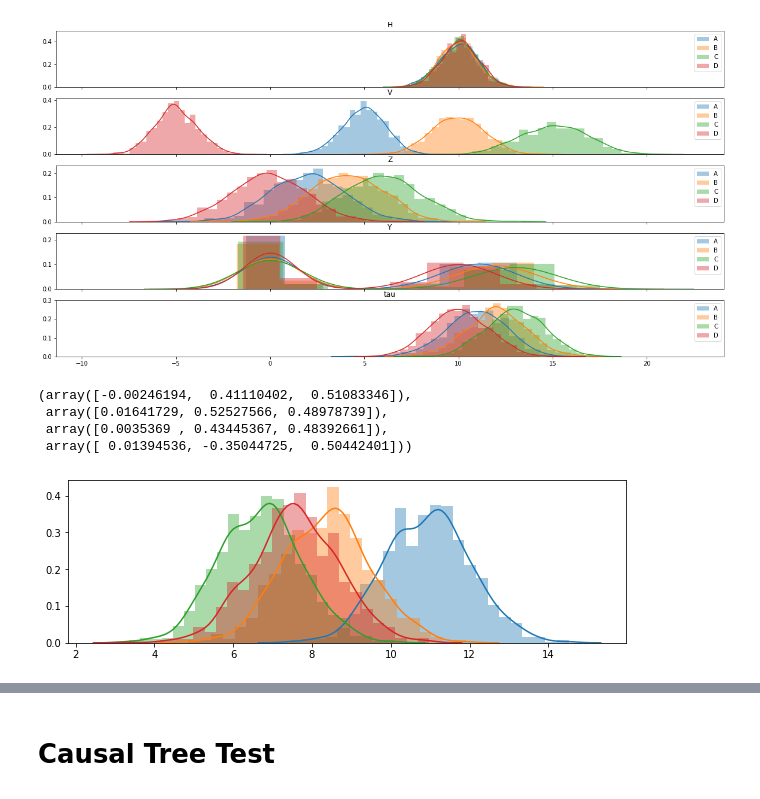
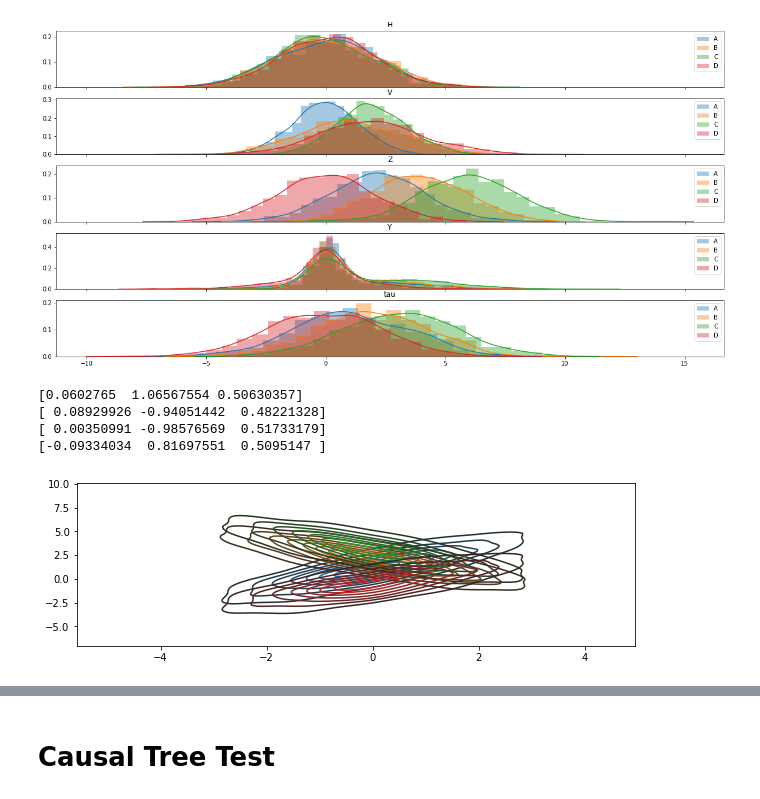
Before and after one commit to nandanrao/transfer-trees, a Jupyter notebook: simulate.ipynb, the cells around one changed output, grey strips where cells are left out. Saved outputs shown, nothing was run; the diff lists cells and outputs as text; code cells hidden in the pictures.

```diff
--- a/simulate.ipynb
+++ b/simulate.ipynb
@@ -61,7 +48,7 @@ from copy import deepcopy
 # Y := f(H, W, X, Z, N_Y)
 # Y := f(W, X, Z, N_Y)
 def fn(h, v, z, w):
-    val = w*h + 0.5*w*z + np.random.normal(0, 0.5, size = h.shape[0])
+    val = -w*h + 0.5*w*z + np.random.normal(0, 0.5, size = h.shape[0])
     return val
 
 
@@ -178,16 +165,15 @@ def fit_models(phi_source, phi_target, ys_source, treatment, context_idxs, taus_
     return (mean_squared_error(taus_target, tpreds[:, 0]), mean_squared_error(taus_target, cpreds[:, 0])), (tpreds, cpreds), (transfer_model, causal_model), (phi_source, phi_target, taus_source, taus_target, context_idxs)
 # %%
 
-v_conds = [(0.5,0,1), (1,0,1), (1.5,0,1), (-0.5,0,1)]
-# v_conds = [(6,2,1)]*4
-# v_conds = [(25,0,1)]*4
-hiddens = [(10,1)]*4
-# hiddens = [(10, 2), (14, 2), (18, 2), (22, 3)]
+v_conds = [(-0.5,0,1), (1,1,.5), (0.5,2,1), (-1,2,1)]
+# v_conds = [(0.5,0,1)]*4
+
+hiddens = [(0,2)]*4
+# hiddens = [(0, 2), (2, 1), (3, 2), (4, 1)]
+
 z_conds = [(2,2), (4,2), (6,2), (0,2)]
+# z_conds = [(2,2), (4,2), (6,2), (2,2)]
 
-
-# z_conds = [(3, 1, 4), (3, 1, 4), (3, 1, 4), (4, 4, 4)]
-# v_conds = [(6,2,5), (6,2,5), (6,2,5), (-3,2,8)]
 
 def runrun(N):
     dat = generate_data(N,
@@ -208,7 +194,7 @@ dat = generate_data(1000,
                     v_conds = v_conds,
                     z_conds = z_conds)
 # %% [output]
-[figure, old version]
+[figure, new version]
 # %%
 ys, Xs, taus = zip(*dat)
 phi_source, phi_target, _, _, _, taus_source, taus_target = split_out_dat(dat)
@@ -217,14 +203,15 @@ from sklearn.linear_model import LinearRegression
 
 # LinearRegression().fit(Xs[0], ys[0]).coef_, LinearRegression().fit(Xs[1], ys[1]).coef_, LinearRegression().fit(Xs[2], ys[2]).coef_, LinearRegression().fit(Xs[3], ys[3]).coef_
 
-LinearRegression().fit(Xs[0], taus[0]).coef_, LinearRegression().fit(Xs[1], taus[1]).coef_, LinearRegression().fit(Xs[2], taus[2]).coef_, LinearRegression().fit(Xs[3], taus[3]).coef_
+for d in [LinearRegression().fit(Xs[i], taus[i]).coef_ for i in range(4)]:
+    print(d)
 # %% [output]
-(array([-0.00246194,  0.41110402,  0.51083346]),
- array([0.01641729, 0.52527566, 0.48978739]),
- array([0.0035369 , 0.43445367, 0.48392661]),
- array([ 0.01394536, -0.35044725,  0.50442401]))
+[0.0602765  1.06567554 0.50630357]
+[ 0.08929926 -0.94051442  0.48221328]
+[ 0.00350991 -0.98576569  0.51733179]
+[-0.09334034  0.81697551  0.5095147 ]
 # %%
 for d in [LinearRegression(fit_intercept=True).fit(Xs[i][:, 1:3], taus[i]).predict(Xs[0][:, 1:3]) for i in range(4)]:
-    sns.distplot(d)
+    sns.kdeplot(Xs[0][:, 1], d)
 # %% [output]
-[figure, old version]
+[figure, new version]
```
Also changed, not shown: parts of 26 cells of this notebook, 1 other file.
